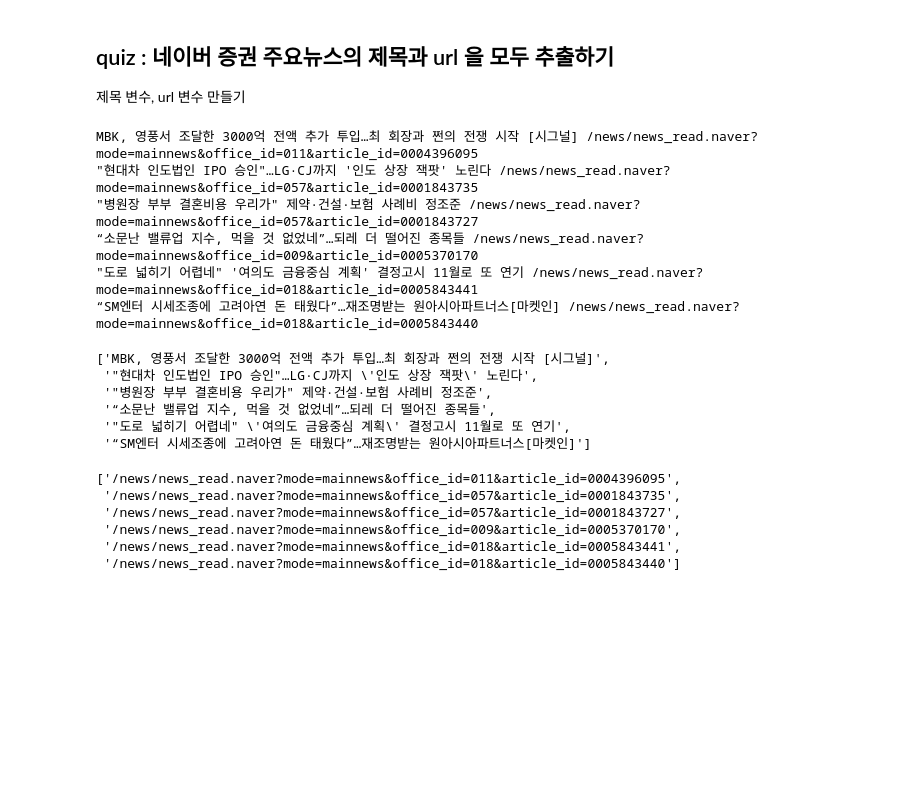
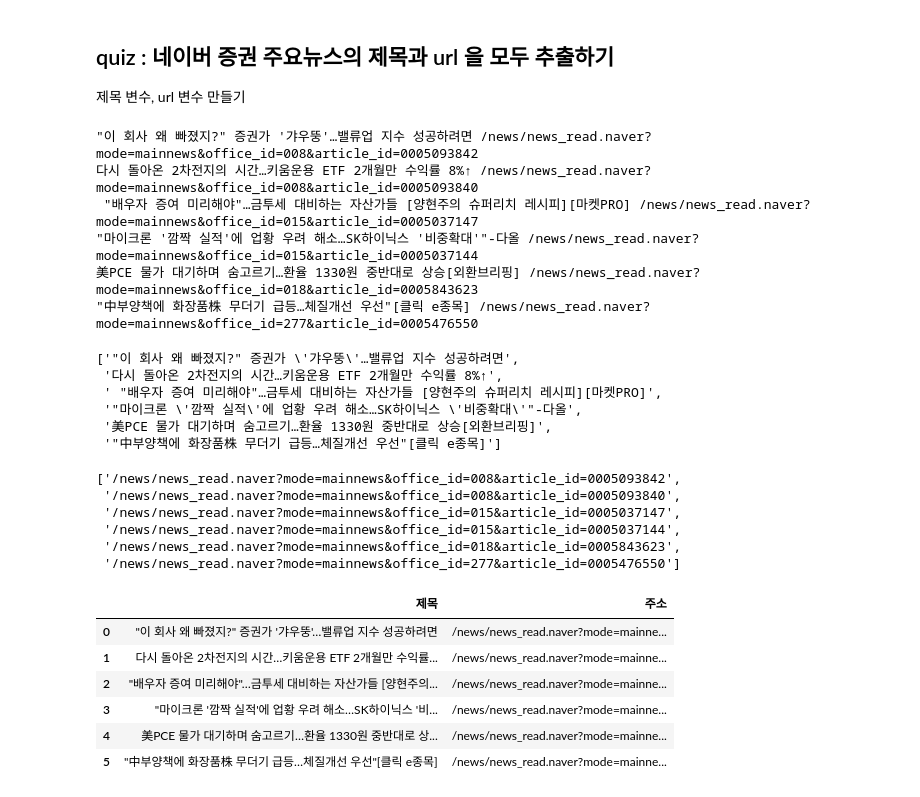
Before and after one commit to YeonsuJI/WASSUP4, a Jupyter notebook: 02_Data_Collection/02_Static_Web_Requests.ipynb, the cells around one changed output. Saved outputs shown, nothing was run; the diff lists cells and outputs as text; code cells hidden in the pictures; blank space fills up the shorter version.

```diff
--- a/02_Data_Collection/02_Static_Web_Requests.ipynb
+++ b/02_Data_Collection/02_Static_Web_Requests.ipynb
@@ -126,34 +126,34 @@ urljoin(PATH,url)
 news_title =[]
 news_url = []
 
-for item in taglist:
-    title = item.text
-    url = urljoin(PATH, item['href'])
+for tag in taglist:
+    title = tag.text
+    url = urljoin(PATH, tag['href'])
     print(title, url)
     news_title.append(title)
     news_url.append(url)
 # %% [output]
-MBK, 영풍서 조달한 3000억 전액 추가 투입…최 회장과 쩐의 전쟁 시작 [시그널] /news/news_read.naver?mode=mainnews&office_id=011&article_id=0004396095
-"현대차 인도법인 IPO 승인"…LG·CJ까지 '인도 상장 잭팟' 노린다 /news/news_read.naver?mode=mainnews&office_id=057&article_id=0001843735
-"병원장 부부 결혼비용 우리가" 제약·건설·보험 사례비 정조준 /news/news_read.naver?mode=mainnews&office_id=057&article_id=0001843727
-“소문난 밸류업 지수, 먹을 것 없었네”…되레 더 떨어진 종목들 /news/news_read.naver?mode=mainnews&office_id=009&article_id=0005370170
-"도로 넓히기 어렵네" '여의도 금융중심 계획' 결정고시 11월로 또 연기 /news/news_read.naver?mode=mainnews&office_id=018&article_id=0005843441
-“SM엔터 시세조종에 고려아연 돈 태웠다”…재조명받는 원아시아파트너스[마켓인] /news/news_read.naver?mode=mainnews&office_id=018&article_id=0005843440
+"이 회사 왜 빠졌지?" 증권가 '갸우뚱'…밸류업 지수 성공하려면 /news/news_read.naver?mode=mainnews&office_id=008&article_id=0005093842
+다시 돌아온 2차전지의 시간…키움운용 ETF 2개월만 수익률 8%↑ /news/news_read.naver?mode=mainnews&office_id=008&article_id=0005093840
+ "배우자 증여 미리해야"…금투세 대비하는 자산가들 [양현주의 슈퍼리치 레시피][마켓PRO] /news/news_read.naver?mode=mainnews&office_id=015&article_id=0005037147
+"마이크론 '깜짝 실적'에 업황 우려 해소…SK하이닉스 '비중확대'"-다올 /news/news_read.naver?mode=mainnews&office_id=015&article_id=0005037144
+美PCE 물가 대기하며 숨고르기…환율 1330원 중반대로 상승[외환브리핑] /news/news_read.naver?mode=mainnews&office_id=018&article_id=0005843623
+"中부양책에 화장품株 무더기 급등…체질개선 우선"[클릭 e종목] /news/news_read.naver?mode=mainnews&office_id=277&article_id=0005476550
 # %%
 news_title
 # %% [output]
-['MBK, 영풍서 조달한 3000억 전액 추가 투입…최 회장과 쩐의 전쟁 시작 [시그널]',
- '"현대차 인도법인 IPO 승인"…LG·CJ까지 \'인도 상장 잭팟\' 노린다',
- '"병원장 부부 결혼비용 우리가" 제약·건설·보험 사례비 정조준',
- '“소문난 밸류업 지수, 먹을 것 없었네”…되레 더 떨어진 종목들',
- '"도로 넓히기 어렵네" \'여의도 금융중심 계획\' 결정고시 11월로 또 연기',
- '“SM엔터 시세조종에 고려아연 돈 태웠다”…재조명받는 원아시아파트너스[마켓인]']
+['"이 회사 왜 빠졌지?" 증권가 \'갸우뚱\'…밸류업 지수 성공하려면',
+ '다시 돌아온 2차전지의 시간…키움운용 ETF 2개월만 수익률 8%↑',
+ ' "배우자 증여 미리해야"…금투세 대비하는 자산가들 [양현주의 슈퍼리치 레시피][마켓PRO]',
+ '"마이크론 \'깜짝 실적\'에 업황 우려 해소…SK하이닉스 \'비중확대\'"-다올',
+ '美PCE 물가 대기하며 숨고르기…환율 1330원 중반대로 상승[외환브리핑]',
+ '"中부양책에 화장품株 무더기 급등…체질개선 우선"[클릭 e종목]']
 # %%
 news_url
 # %% [output]
-['/news/news_read.naver?mode=mainnews&office_id=011&article_id=0004396095',
- '/news/news_read.naver?mode=mainnews&office_id=057&article_id=0001843735',
- '/news/news_read.naver?mode=mainnews&office_id=057&article_id=0001843727',
- '/news/news_read.naver?mode=mainnews&office_id=009&article_id=0005370170',
- '/news/news_read.naver?mode=mainnews&office_id=018&article_id=0005843441',
- '/news/news_read.naver?mode=mainnews&office_id=018&article_id=0005843440']
+['/news/news_read.naver?mode=mainnews&office_id=008&article_id=0005093842',
+ '/news/news_read.naver?mode=mainnews&office_id=008&article_id=0005093840',
+ '/news/news_read.naver?mode=mainnews&office_id=015&article_id=0005037147',
+ '/news/news_read.naver?mode=mainnews&office_id=015&article_id=0005037144',
+ '/news/news_read.naver?mode=mainnews&office_id=018&article_id=0005843623',
+ '/news/news_read.naver?mode=mainnews&office_id=277&article_id=0005476550']
@@ -159,0 +164,11 @@ news_url
+# %%
+df =pd.DataFrame({'제목':news_title, '주소':news_url})
+df
+# %% [output]
+|  | 제목 | 주소 |
+| 0 | "이 회사 왜 빠졌지?" 증권가 '갸우뚱'…밸류업 지수 성공하려면 | /news/news_read.naver?mode=mainne... |
+| 1 | 다시 돌아온 2차전지의 시간…키움운용 ETF 2개월만 수익률... | /news/news_read.naver?mode=mainne... |
+| 2 | "배우자 증여 미리해야"…금투세 대비하는 자산가들 [양현주의... | /news/news_read.naver?mode=mainne... |
+| 3 | "마이크론 '깜짝 실적'에 업황 우려 해소…SK하이닉스 '비... | /news/news_read.naver?mode=mainne... |
+| 4 | 美PCE 물가 대기하며 숨고르기…환율 1330원 중반대로 상... | /news/news_read.naver?mode=mainne... |
+| 5 | "中부양책에 화장품株 무더기 급등…체질개선 우선"[클릭 e종목] | /news/news_read.naver?mode=mainne... |
```
Also changed, not shown: parts of 64 cells of this notebook, 5 other files.
